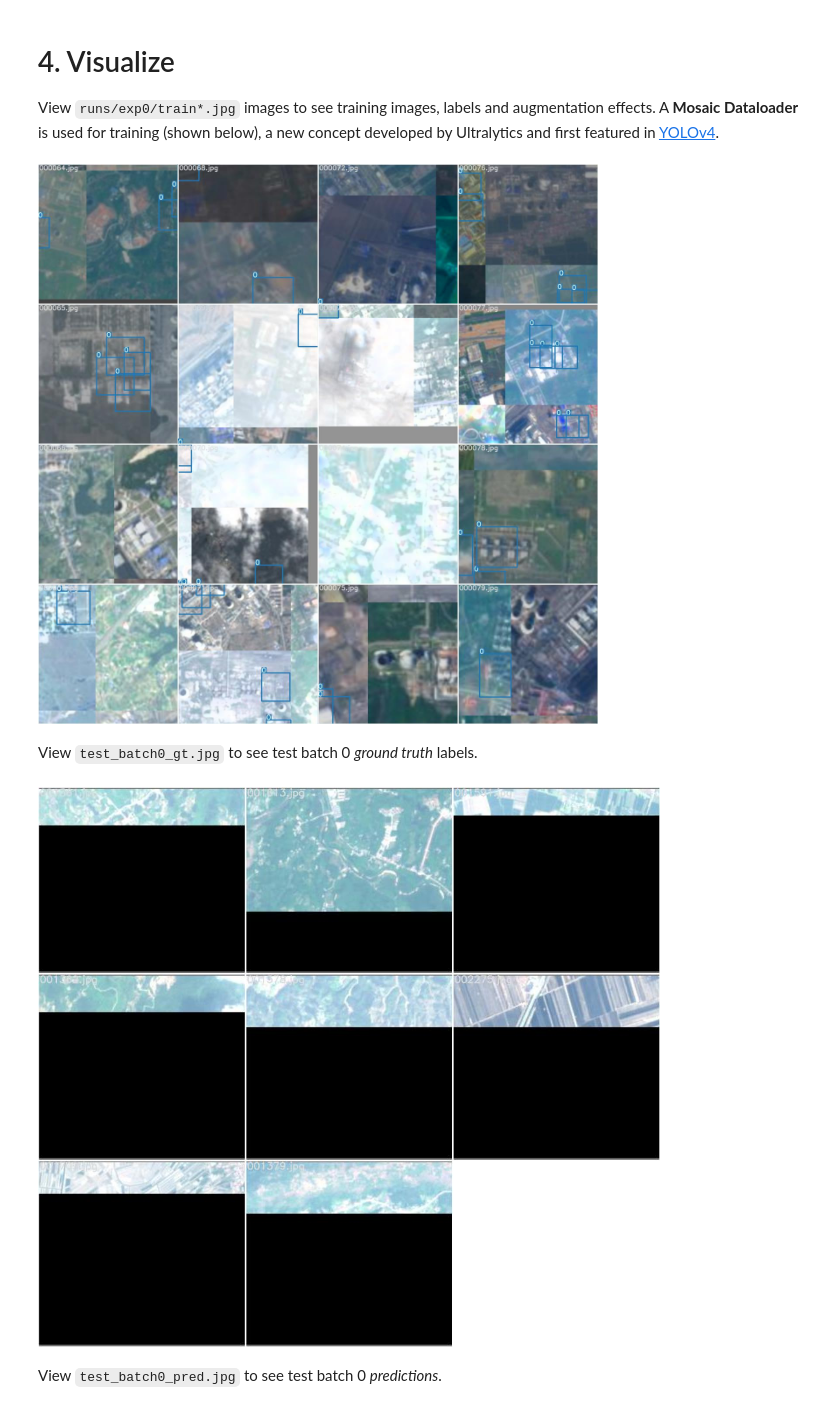
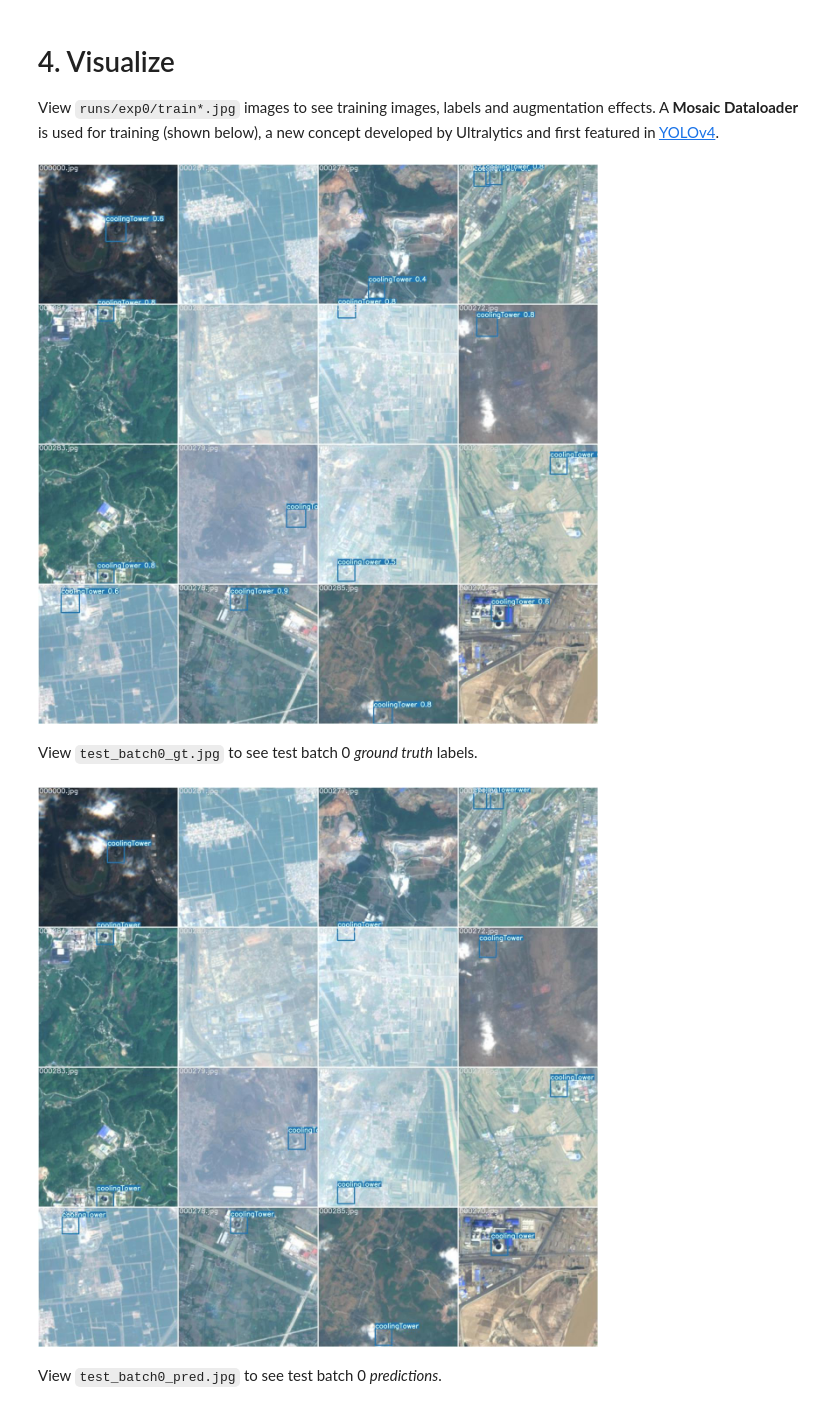
Before and after one commit to mesguerraf/yolov5, a Jupyter notebook: tutorial.ipynb, the cells around one changed output. Cells and saved outputs as stored; diff of their text form; code cells hidden in the pictures.

```diff
--- a/tutorial.ipynb
+++ b/tutorial.ipynb
@@ -128,14 +138,14 @@ Overriding model.yaml nc=80 with nc=1
 
 View `runs/exp0/train*.jpg` images to see training images, labels and augmentation effects. A **Mosaic Dataloader** is used for training (shown below), a new concept developed by Ultralytics and first featured in [YOLOv4](https://arxiv.org/abs/2004.10934).
 # %%
-Image(filename='runs/exp8/train_batch2.jpg', width=900)  # view augmented training mosaics
+Image(filename='runs/exp0/test_batch0_pred.jpg', width=900)  # view augmented training mosaics
 # %% [output]
-[figure, old version]
+[figure, new version]
 # %% [markdown]
 View `test_batch0_gt.jpg` to see test batch 0 *ground truth* labels.
 # %%
-Image(filename='runs/exp2/test_batch0_gt.jpg', width=900)  # view test image labels
+Image(filename='runs/exp0/test_batch0_gt.jpg', width=900)  # view test image labels
 # %% [output]
-[figure, old version]
+[figure, new version]
 # %% [markdown]
 View `test_batch0_pred.jpg` to see test batch 0 *predictions*.
```
Also changed, not shown: parts of 9 cells of this notebook, 2 other files.
